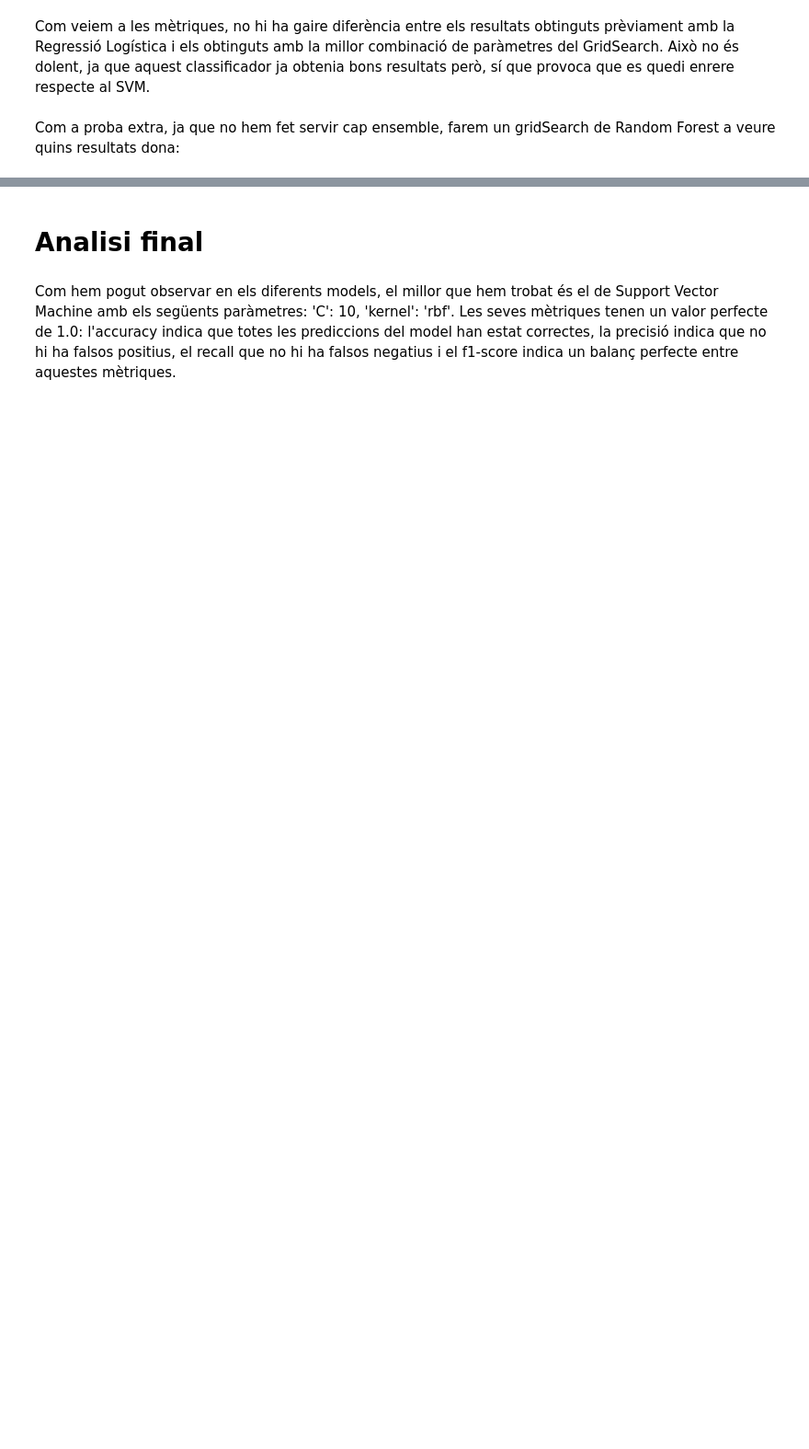
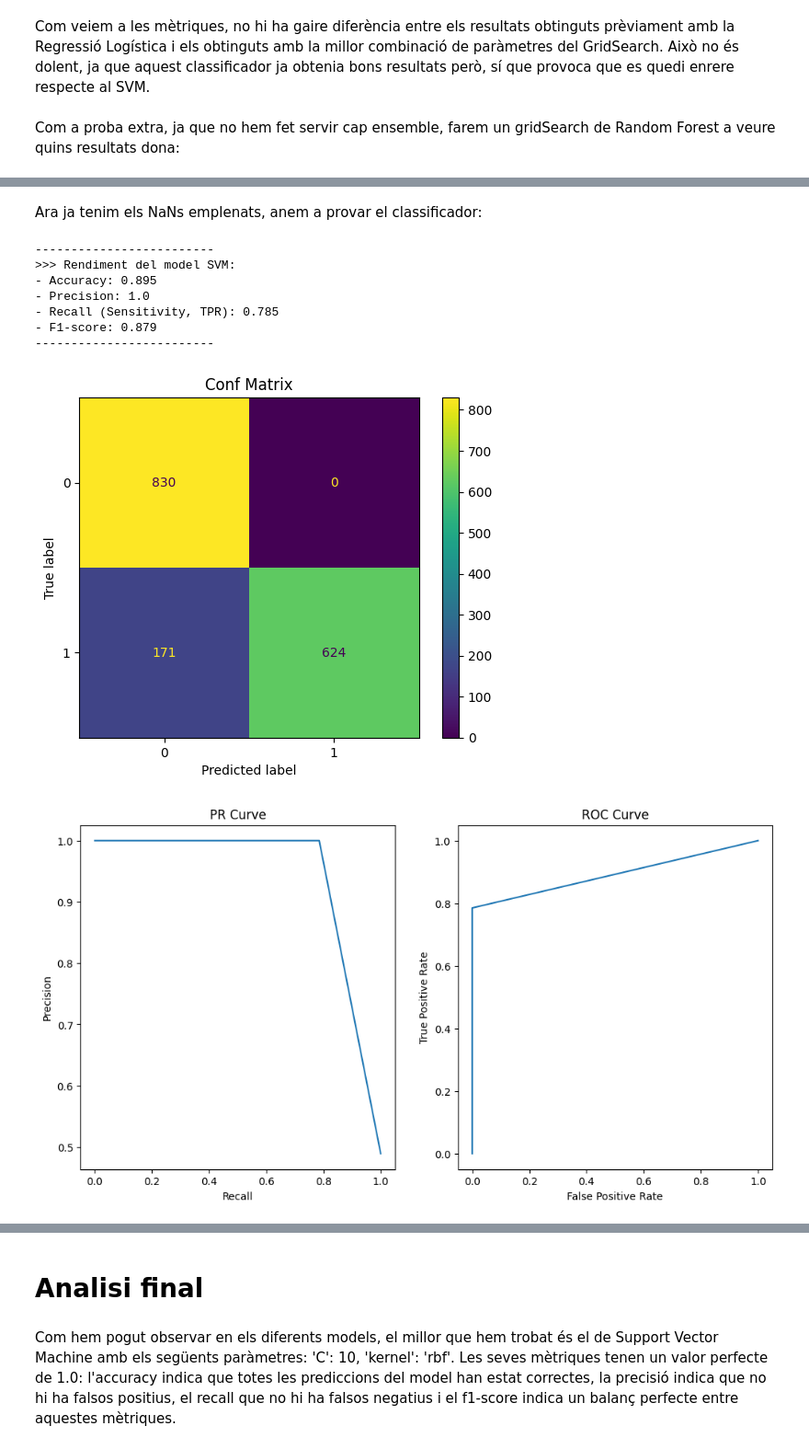
Before and after one commit to NIU1669682/Cas-Kaggle-2, a Jupyter notebook: Classificador de bolets.ipynb, the cells around one changed output, grey strips where cells are left out. Shown at 92% size. Cells and saved outputs as stored; diff of their text form; code cells hidden in the pictures; blank space fills up the shorter version.

Commit message:
Afegides diferents proves per al classificador

```diff
--- a/Classificador de bolets.ipynb
+++ b/Classificador de bolets.ipynb
@@ -385,0 +512,12 @@ Els millors paràmetres són:
+# %%
+#Tornem a fer servir X_train_esp (el que conté NaNs)
+X_train_moda = pd.DataFrame(X_train_esp)
+y_train_moda = copy.deepcopy(y_train_esp)
+moda = Counter(y_train_moda).most_common()
+y_train_moda = y_train_moda.fillna(moda[0][0])
+moda = X_train_esp.mode(numeric_only=True, dropna=True)
+for i in atributs:
+    X_train_moda[i] = X_train_moda[i].fillna(moda[i][0])
+
+y_train_moda
+X_train_moda
@@ -385,0 +538,16 @@ Els millors paràmetres són:
+# %% [markdown]
+Ara ja tenim els NaNs emplenats, anem a provar el classificador:
+# %%
+svmDef.fit(X_train_moda, y_train_moda)
+svmDefPreds = svmDef.predict(X_test_esp)
+performanceIndividual(y_test, svmDefPreds, "SVM")
+# %% [output]
+-------------------------
+>>> Rendiment del model SVM:
+- Accuracy: 0.895
+- Precision: 1.0
+- Recall (Sensitivity, TPR): 0.785
+- F1-score: 0.879
+-------------------------
+[figure, added]
+[figure, added]
```
Also changed, not shown: parts of 33 cells of this notebook.
